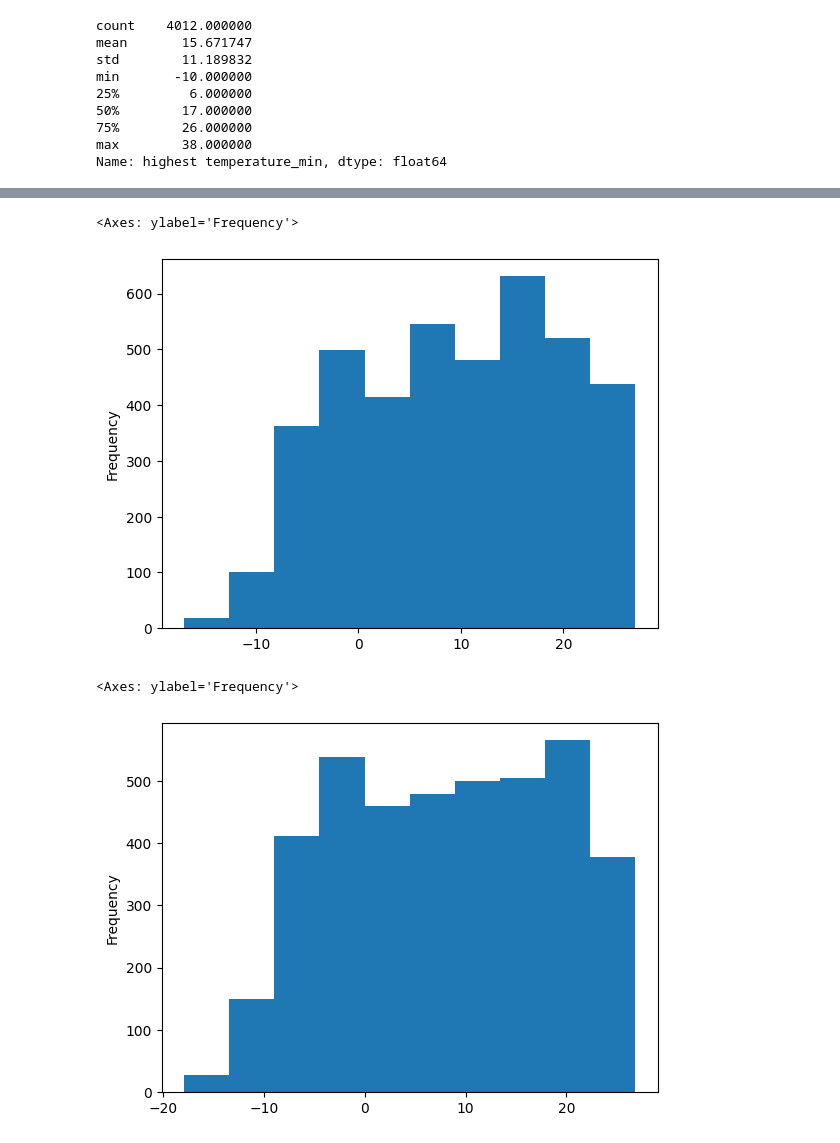
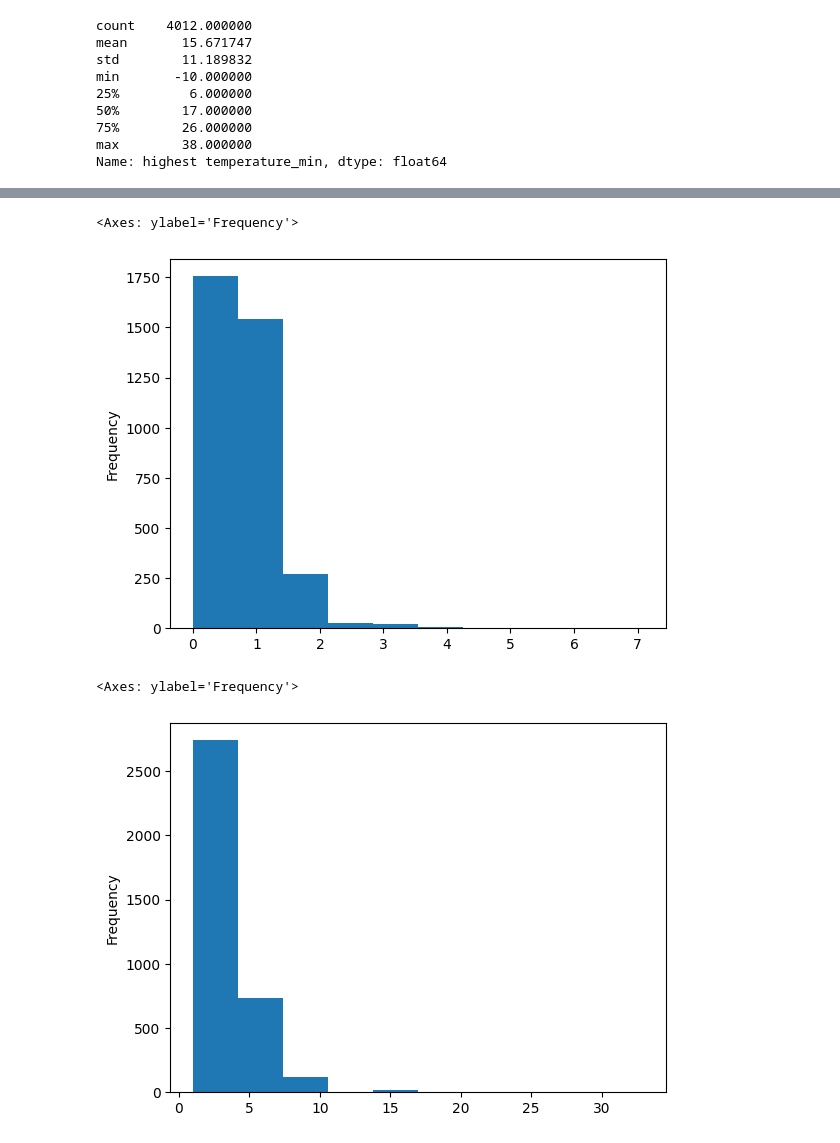
Before and after one commit to jrary/DataScienceTermProject, a Jupyter notebook: src/dataVisualization.ipynb, the cells around one changed output, grey strips where cells are left out. Drawn from its saved outputs; the diff is of its cells as text; code cells hidden in the pictures.

Commit message:
Update dataVisualization.ipynb
부림동_* , 풍향,하늘상태 제외

```diff
--- a/src/dataVisualization.ipynb
+++ b/src/dataVisualization.ipynb
@@ -772,2 +797,5 @@ df['highest temperature_median'].plot(kind='hist')
 # %%
-df = pd.read_csv('./assets/output/부림동_일최저기온.csv')
+#--------------부림동_풍속
+df = pd.read_csv('./assets/output/부림동_풍속.csv')
+
+df['wind speed_max'].describe()
@@ -782,11 +812,11 @@ df['lowest temperature_min'].plot(kind='hist')
 # %%
-df['lowest temperature_max'].plot(kind='hist')
+df['wind speed_min'].plot(kind='hist')
 # %% [output]
 <Axes: ylabel='Frequency'>
-[figure, old version]
+[figure, new version]
 # %%
-df['lowest temperature_mean'].plot(kind='hist')
+df['wind speed_max'].plot(kind='hist')
 # %% [output]
 <Axes: ylabel='Frequency'>
-[figure, old version]
+[figure, new version]
 # %%
```
Also changed, not shown: parts of 22 cells of this notebook.
